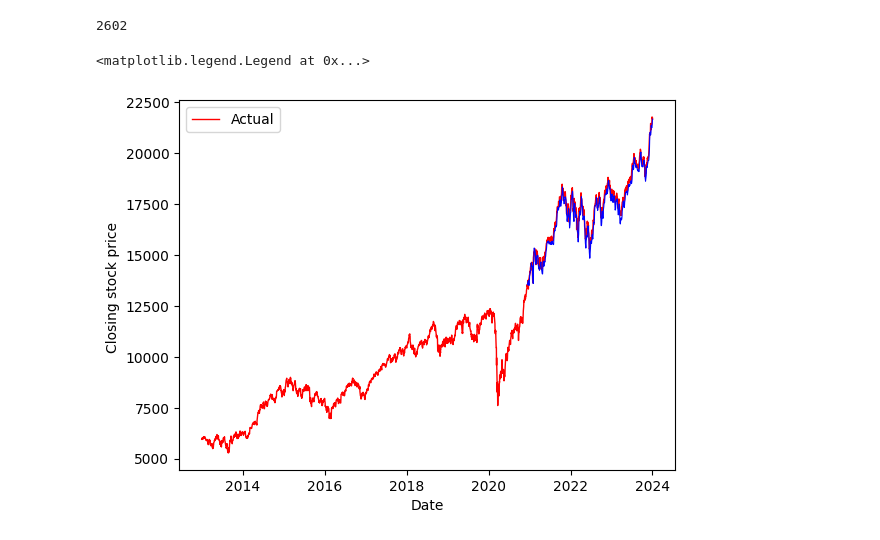
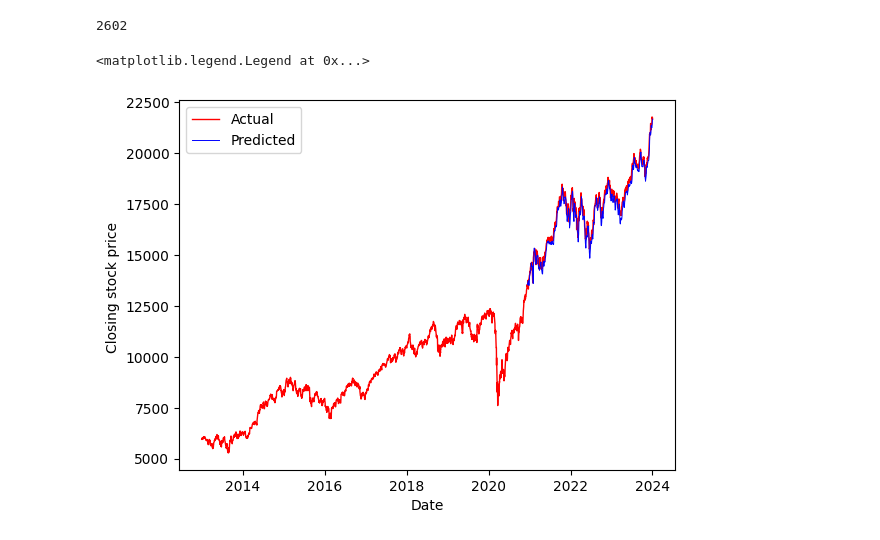
Before and after one commit to vanshhgupta/ML-DL-PROJECTS, a Jupyter notebook: stock prediction LSTM.ipynb, the cells around one changed output. Cells and saved outputs as stored; diff of their text form; code cells hidden in the pictures.

```diff
--- a/stock prediction LSTM.ipynb
+++ b/stock prediction LSTM.ipynb
@@ -216,12 +216,12 @@ len(X_train) +len(X_test)
 # %%
 myplt.plot(df['Date'], df['Close'], label="Actual",color="red",linewidth=1)
 testplot=np.empty_like(close_prices)
 testplot[:,:] = np.nan
 testplot[len(train_prediction)+(time_steps*2)+1:len(close_prices)-1,:]= test_prediction
-myplt.plot(df['Date'],testplot,color="blue",linewidth=0.8)
+myplt.plot(df['Date'],testplot,color="blue", label="Predicted", linewidth=0.7)
 myplt.xlabel("Date")
 myplt.ylabel("Closing stock price ")
 myplt.legend()
 # %% [output]
 <matplotlib.legend.Legend at 0x...>
-[figure, old version]
+[figure, new version]
```
